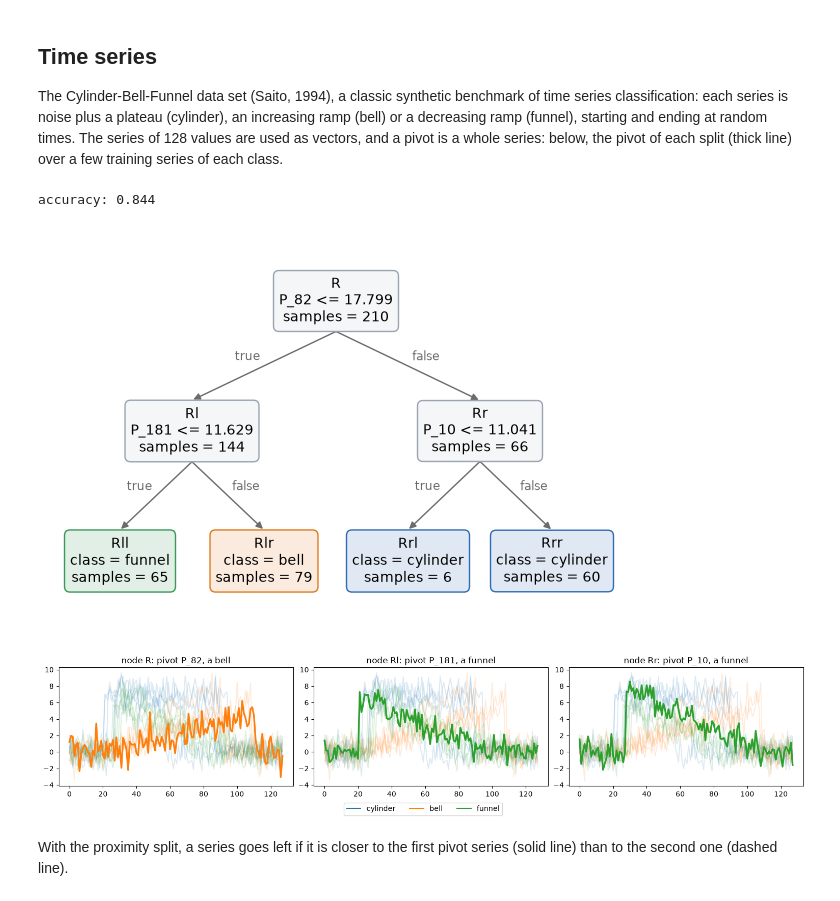
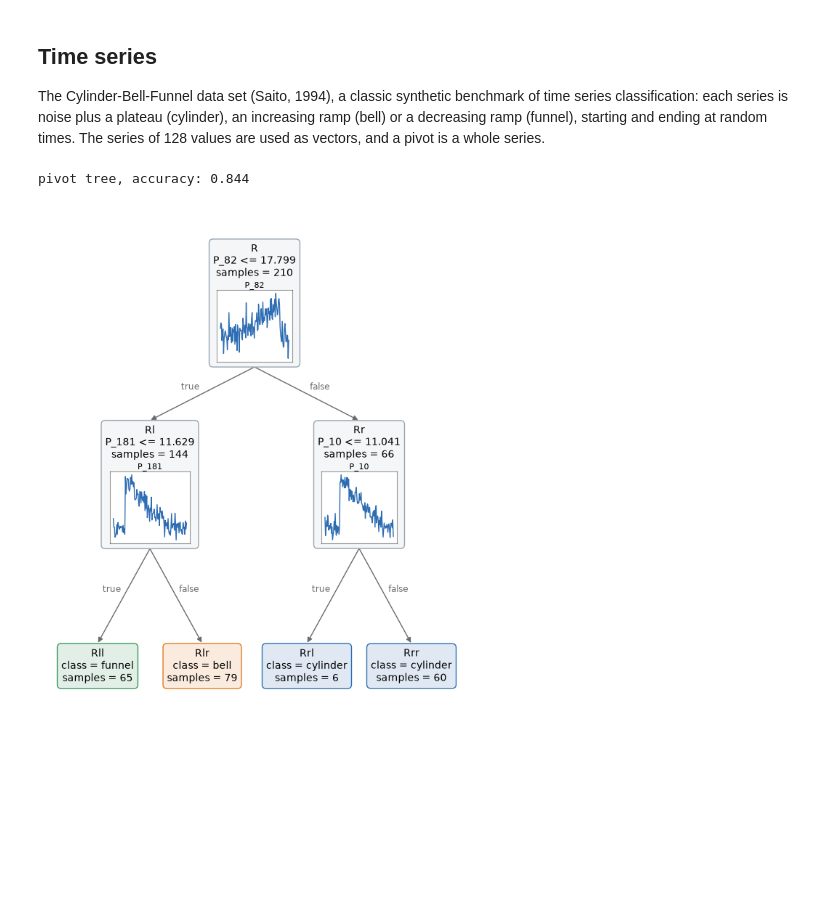
Before and after one commit to fismimosa/RuleTree, a Jupyter notebook: Examples/PivotTree_data_types.ipynb, the cells around one changed output. Saved outputs shown, nothing was run; the diff lists cells and outputs as text; code cells hidden in the pictures; blank space fills up the shorter version.

```diff
--- a/Examples/PivotTree_data_types.ipynb
+++ b/Examples/PivotTree_data_types.ipynb
@@ -68,12 +59,15 @@ plt.show()
 # %%
-fig, ax = plt.subplots(figsize=(6, 4.5))
-for label, name in enumerate(iris.target_names):
-    ax.scatter(*X_train[y_train == label][:, 2:].T, s=15, alpha=0.5, label=name)
-for node_id, (pivot,) in split_pivots(model).items():
-    ax.scatter(*X_train[pivot, 2:], s=220, marker="*", color="black")
-    ax.annotate(f"P_{pivot} (node {node_id})", X_train[pivot, 2:], xytext=(8, -12), textcoords="offset points")
-ax.set_xlabel(iris.feature_names[2])
-ax.set_ylabel(iris.feature_names[3])
-ax.legend()
+fig, axes = plt.subplots(1, 2, figsize=(11, 4.5), layout="constrained")
+for ax, (title, model) in zip(axes, [("pivot tree", pivot_model), ("proximity pivot tree", proximity_model)]):
+    for label, name in enumerate(iris.target_names):
+        ax.scatter(*X_train[y_train == label][:, 2:].T, s=15, alpha=0.5, label=name)
+    for k, (node_id, node) in enumerate(model.get_predicates().items()):
+        used = node.stump.get_pivots()["used"]
+        pivots = X_train[used if isinstance(used, list) else [used], 2:]
+        ax.plot(*pivots.T, "--*", color=f"C{k + 3}", markersize=15, label=f"node {node_id}")
+    ax.set_title(title)
+    ax.set_xlabel(iris.feature_names[2])
+    ax.set_ylabel(iris.feature_names[3])
+    ax.legend(fontsize=8)
 plt.show()
 # %% [output]
@@ -83,15 +74,0 @@ With the proximity split, each node compares two flowers: the instances more sim
-# %%
-proximity_model = proximity_tree(X_train, y_train)
-print("accuracy:", round(accuracy_score(y_test, proximity_model.predict(X_test)), 3))
-proximity_model.print_rules(proximity_model.get_rules())
-
-fig, ax = plt.subplots(figsize=(6, 4.5))
-for label, name in enumerate(iris.target_names):
-    ax.scatter(*X_train[y_train == label][:, 2:].T, s=15, alpha=0.5, label=name)
-for k, (node_id, (left, right)) in enumerate(split_pivots(proximity_model).items()):
-    ax.plot(*X_train[[left, right], 2:].T, "--", color=f"C{k + 3}", label=f"node {node_id}: P_{left} vs P_{right}")
-    ax.scatter(*X_train[[left, right], 2:].T, s=220, marker="*", color=f"C{k + 3}")
-ax.set_xlabel(iris.feature_names[2])
-ax.set_ylabel(iris.feature_names[3])
-ax.legend(fontsize=8)
-plt.show()
@@ -158,48 +109,32 @@ accuracy: 0.727
 # %% [markdown]
 ## Time series
 
-The Cylinder-Bell-Funnel data set (Saito, 1994), a classic synthetic benchmark of time series classification: each series is noise plus a plateau (cylinder), an increasing ramp (bell) or a decreasing ramp (funnel), starting and ending at random times. The series of 128 values are used as vectors, and a pivot is a whole series: below, the pivot of each split (thick line) over a few training series of each class.
+The Cylinder-Bell-Funnel data set (Saito, 1994), a classic synthetic benchmark of time series classification: each series is noise plus a plateau (cylinder), an increasing ramp (bell) or a decreasing ramp (funnel), starting and ending at random times. The series of 128 values are used as vectors, and a pivot is a whole series.
 # %%
 def cylinder_bell_funnel(n_per_class, length=128, seed=0):
     """The Cylinder-Bell-Funnel time series (Saito, 1994)."""
     rng = np.random.default_rng(seed)
     t = np.arange(length)
     series, labels = [], []
     for label in range(3):
         for _ in range(n_per_class):
             a = rng.integers(16, 32)
             b = a + rng.integers(32, 96)
             inside = (t >= a) & (t <= b)
             shape = inside * [1.0, (t - a) / (b - a), (b - t) / (b - a)][label]
             series.append((6 + rng.normal()) * shape + rng.normal(size=length))
             labels.append(label)
     return np.array(series), np.array(labels)
 
 
 cbf_names = ["cylinder", "bell", "funnel"]
 X_ts, y_ts = cylinder_bell_funnel(100)
 X_train, X_test, y_train, y_test = train_test_split(X_ts, y_ts, test_size=0.3, stratify=y_ts, random_state=0)
 
-model = pivot_tree(X_train, y_train)
-print("accuracy:", round(accuracy_score(y_test, model.predict(X_test)), 3))
-model.plot_tree(class_names=cbf_names)
+pivot_model = pivot_tree(X_train, y_train, PivotTreeStumpClassifier())
+print("pivot tree, accuracy:", round(accuracy_score(y_test, pivot_model.predict(X_test)), 3))
+pivot_model.plot_tree(class_names=cbf_names, show_pivots="series", pivot_data=X_train)
 plt.show()
 # %% [output]
-accuracy: 0.844
+pivot tree, accuracy: 0.844
-[figure, old version]
+[figure, new version]
-# %%
-pivots = split_pivots(model)
-fig, axes = plt.subplots(1, len(pivots), figsize=(5 * len(pivots), 3.2), squeeze=False, layout="constrained")
-for ax, (node_id, (pivot,)) in zip(axes[0], pivots.items()):
-    for label, name in enumerate(cbf_names):  # a few series of each class, in the background
-        for series in X_train[y_train == label][:5]:
-            ax.plot(series, color=f"C{label}", alpha=0.15)
-    ax.plot(X_train[pivot], color=f"C{y_train[pivot]}", linewidth=2.5)
-    ax.set_title(f"node {node_id}: pivot P_{pivot}, a {cbf_names[y_train[pivot]]}")
-handles = [plt.Line2D([], [], color=f"C{label}", label=name) for label, name in enumerate(cbf_names)]
-fig.legend(handles=handles, loc="outside lower center", ncols=3)
-plt.show()
-# %% [output]
-[figure, removed]
-# %% [markdown]
-With the proximity split, a series goes left if it is closer to the first pivot series (solid line) than to the second one (dashed line).
```
Also changed, not shown: parts of 27 cells of this notebook.
